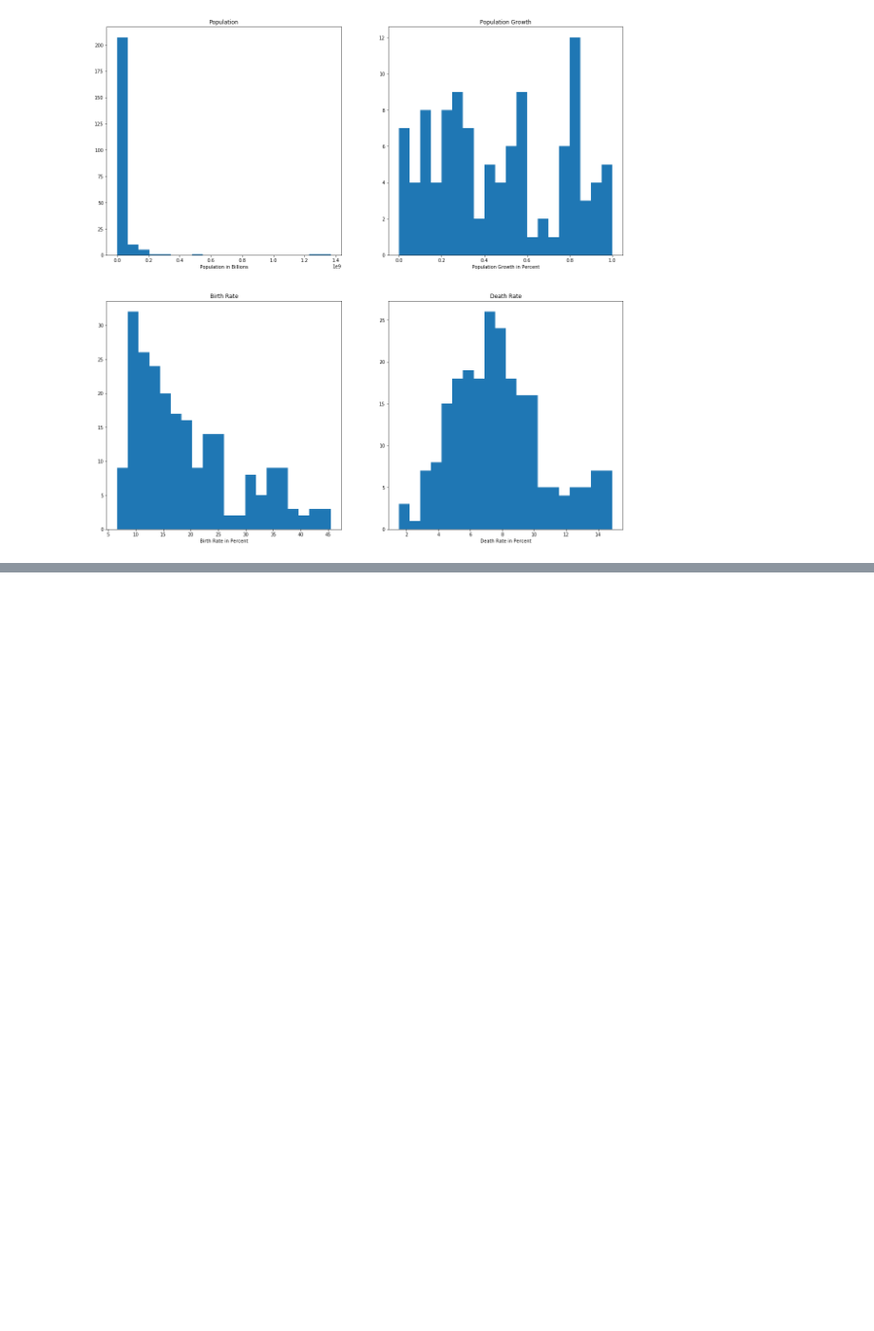
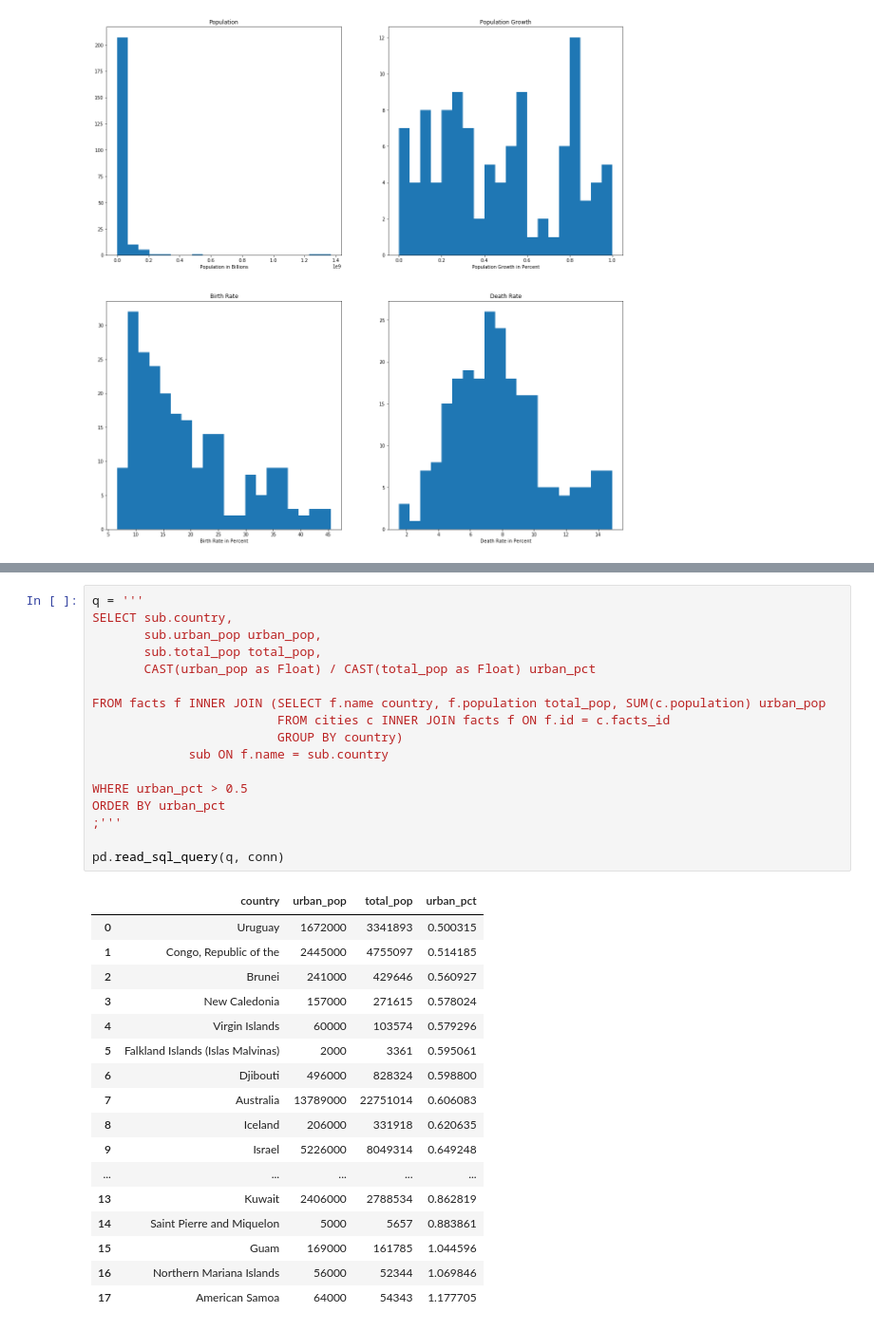
Before and after one commit to natekotila/DataQuestProjects, a Jupyter notebook: factbook/CIA Factbook.ipynb, the cells around one changed output, grey strips where cells are left out. Shown: that part at 95% size. Cells and saved outputs as stored; diff of their text form; blank space fills up the shorter version.

```diff
--- a/factbook/CIA Factbook.ipynb
+++ b/factbook/CIA Factbook.ipynb
@@ -144,0 +303,35 @@ dtype: object
+# %%
+q = '''
+SELECT sub.country,
+       sub.urban_pop urban_pop,
+       sub.total_pop total_pop,
+       CAST(urban_pop as Float) / CAST(total_pop as Float) urban_pct
+
+FROM facts f INNER JOIN (SELECT f.name country, f.population total_pop, SUM(c.population) urban_pop
+                         FROM cities c INNER JOIN facts f ON f.id = c.facts_id
+                         GROUP BY country)
+             sub ON f.name = sub.country
+
+WHERE urban_pct > 0.5
+ORDER BY urban_pct
+;'''
+
+pd.read_sql_query(q, conn)
+# %% [output]
+|  | country | urban_pop | total_pop | urban_pct |
+| 0 | Uruguay | 1672000 | 3341893 | 0.500315 |
+| 1 | Congo, Republic of the | 2445000 | 4755097 | 0.514185 |
+| 2 | Brunei | 241000 | 429646 | 0.560927 |
+| 3 | New Caledonia | 157000 | 271615 | 0.578024 |
+| 4 | Virgin Islands | 60000 | 103574 | 0.579296 |
+| 5 | Falkland Islands (Islas Malvinas) | 2000 | 3361 | 0.595061 |
+| 6 | Djibouti | 496000 | 828324 | 0.598800 |
+| 7 | Australia | 13789000 | 22751014 | 0.606083 |
+| 8 | Iceland | 206000 | 331918 | 0.620635 |
+| 9 | Israel | 5226000 | 8049314 | 0.649248 |
+| ... | ... | ... | ... | ... |
+| 13 | Kuwait | 2406000 | 2788534 | 0.862819 |
+| 14 | Saint Pierre and Miquelon | 5000 | 5657 | 0.883861 |
+| 15 | Guam | 169000 | 161785 | 1.044596 |
+| 16 | Northern Mariana Islands | 56000 | 52344 | 1.069846 |
+| 17 | American Samoa | 64000 | 54343 | 1.177705 |
```
Also changed, not shown: parts of 11 cells of this notebook.
